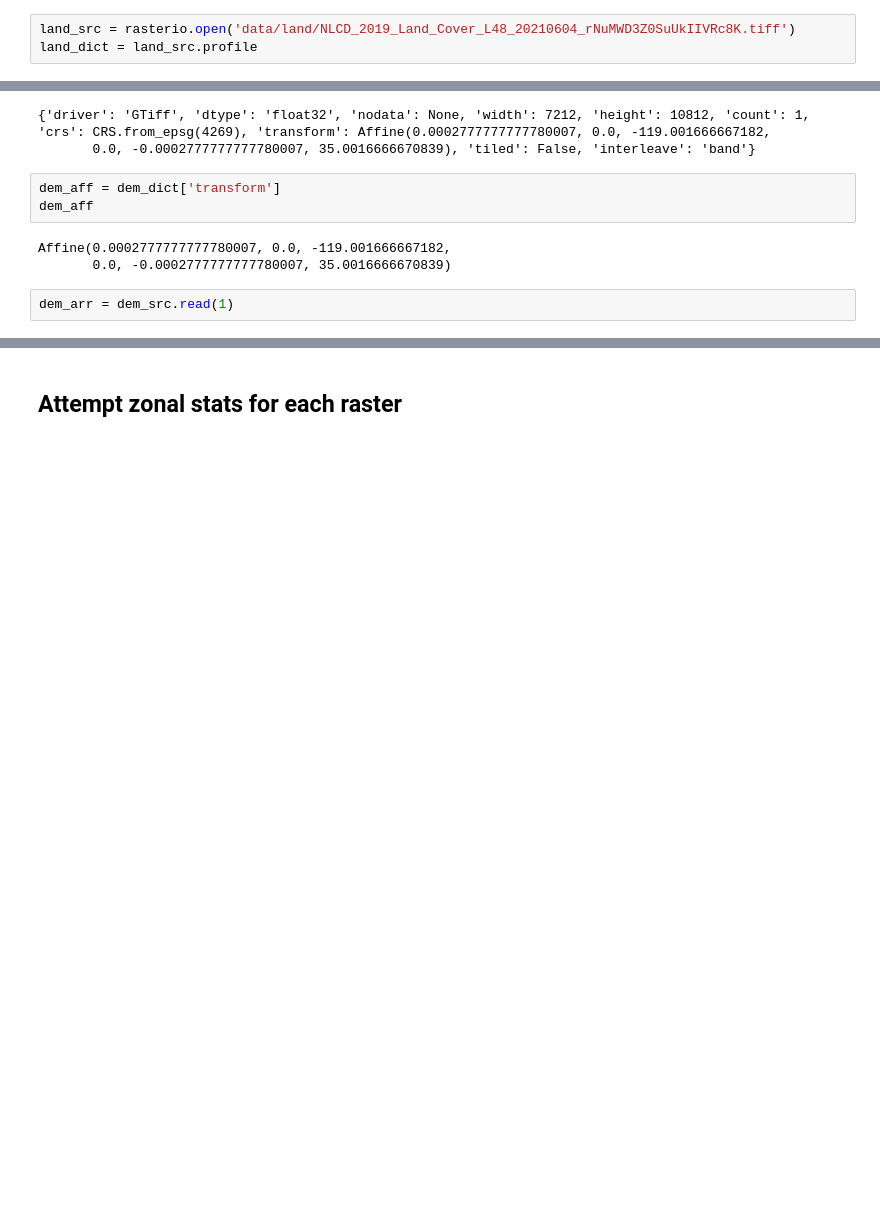
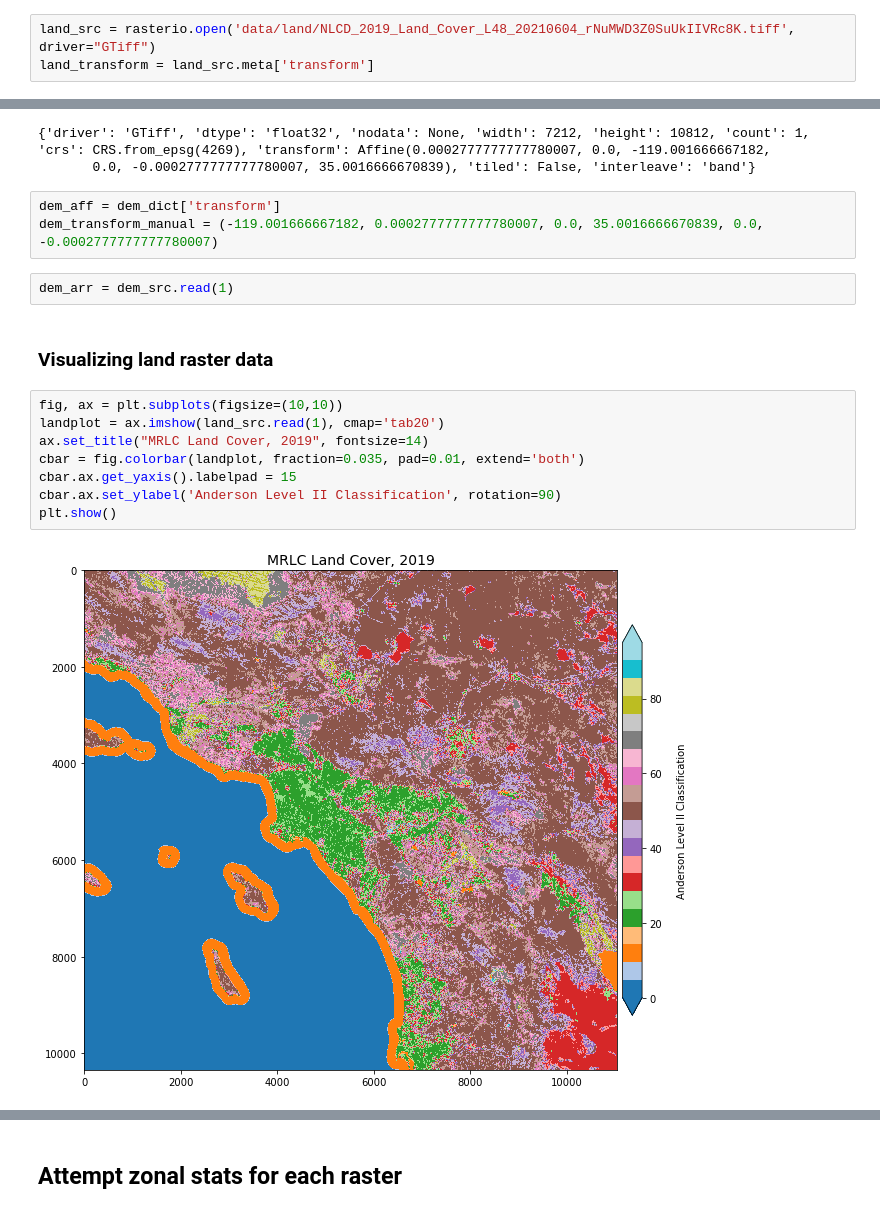
Before and after one commit to janderson5417/earthgrids_v2, a Jupyter notebook: raster_stats.ipynb, the cells around one changed output, grey strips where cells are left out. Cells and saved outputs as stored; diff of their text form; blank space fills up the shorter version.

```diff
--- a/raster_stats.ipynb
+++ b/raster_stats.ipynb
@@ -32,4 +57,4 @@ land = rxr.open_rasterio(land_path)
 # %%
-land_src = rasterio.open('data/land/NLCD_2019_Land_Cover_L48_20210604_rNuMWD3Z0SuUkIIVRc8K.tiff')
-land_dict = land_src.profile
+land_src = rasterio.open('data/land/NLCD_2019_Land_Cover_L48_20210604_rNuMWD3Z0SuUkIIVRc8K.tiff', driver="GTiff")
+land_transform = land_src.meta['transform']
 # %%
@@ -58,9 +96,18 @@ dem_dict
        0.0, -0.0002777777777780007, 35.0016666670839), 'tiled': False, 'interleave': 'band'}
 # %%
 dem_aff = dem_dict['transform']
-dem_aff
+dem_transform_manual = (-119.001666667182, 0.0002777777777780007, 0.0, 35.0016666670839, 0.0, -0.0002777777777780007)
-# %% [output]
-Affine(0.0002777777777780007, 0.0, -119.001666667182,
-       0.0, -0.0002777777777780007, 35.0016666670839)
 # %%
 dem_arr = dem_src.read(1)
+# %% [markdown]
+### Visualizing land raster data
+# %%
+fig, ax = plt.subplots(figsize=(10,10))
+landplot = ax.imshow(land_src.read(1), cmap='tab20')
+ax.set_title("MRLC Land Cover, 2019", fontsize=14)
+cbar = fig.colorbar(landplot, fraction=0.035, pad=0.01, extend='both')
+cbar.ax.get_yaxis().labelpad = 15
+cbar.ax.set_ylabel('Anderson Level II Classification', rotation=90)
+plt.show()
+# %% [output]
+[figure, added]
```
Also changed, not shown: parts of 29 cells of this notebook, 6 other files.
